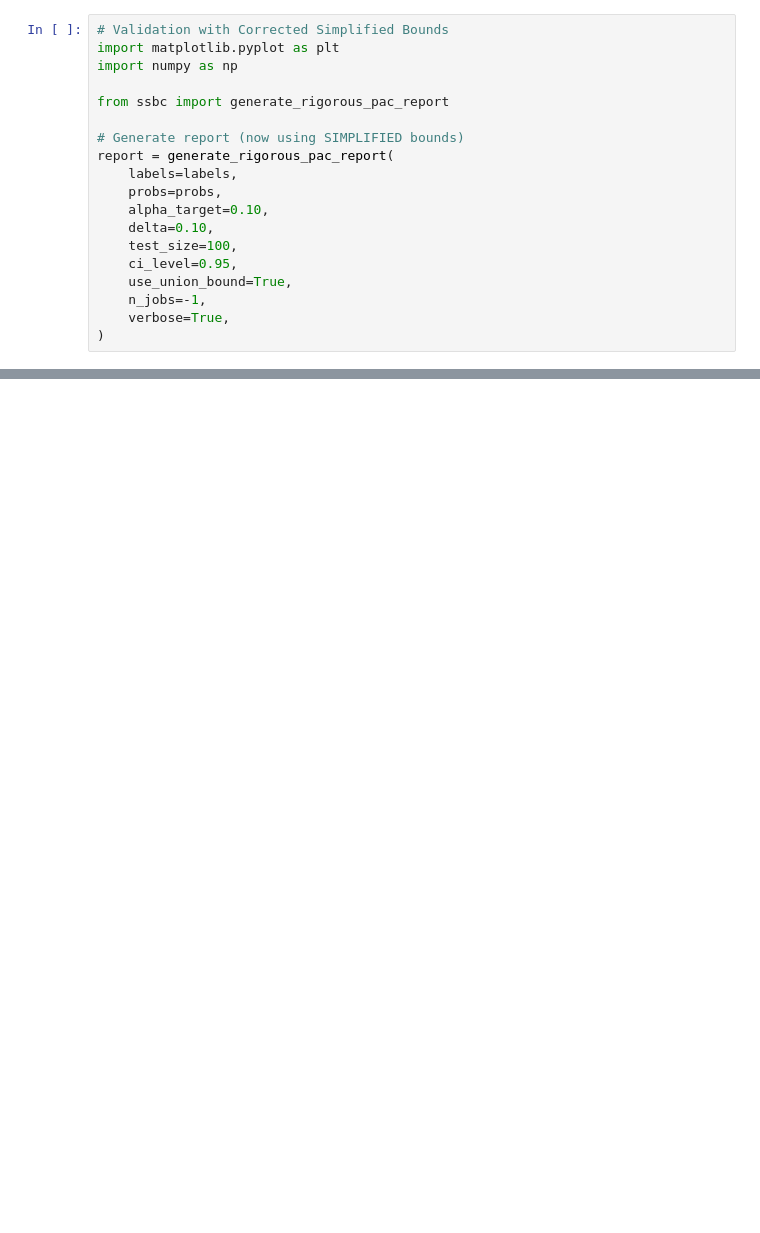
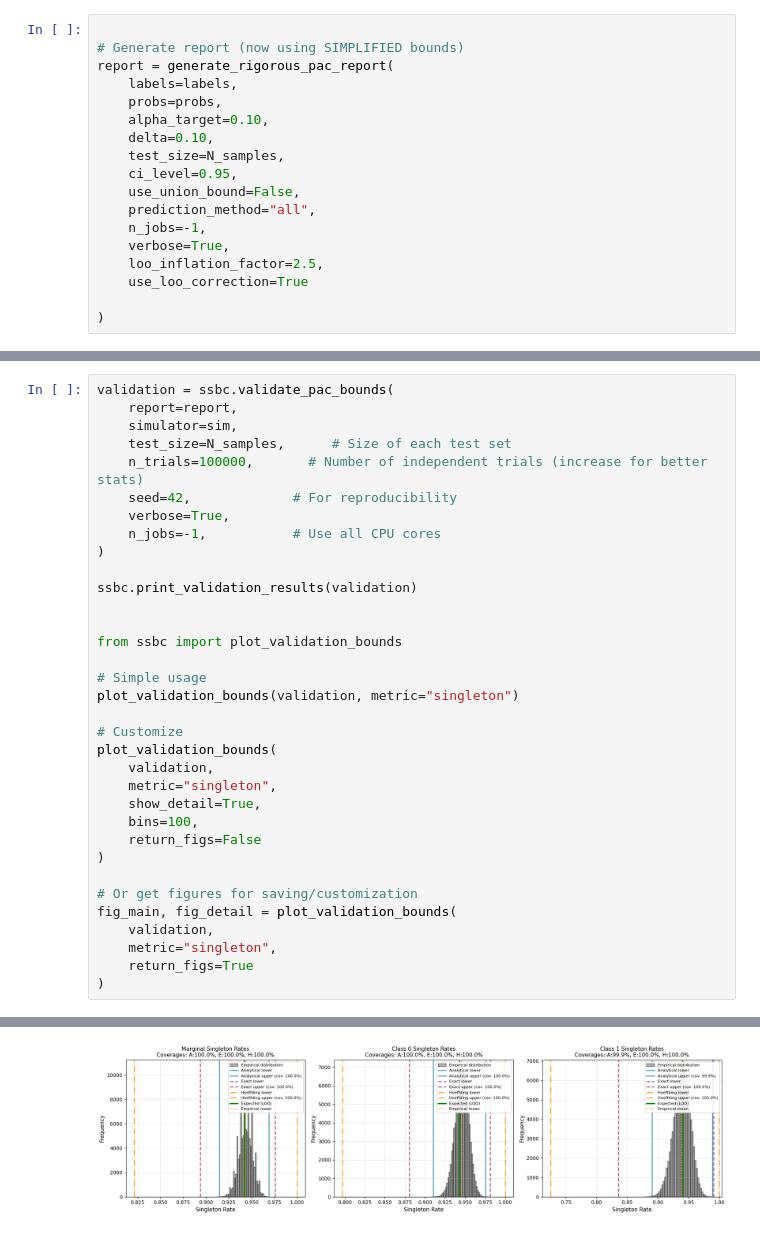
Before and after one commit to phzwart/ssbc, a Jupyter notebook: examples/operational_guarantees_2.ipynb, the cells around one changed output, grey strips where cells are left out. Cells and saved outputs as stored; diff of their text form; blank space fills up the shorter version.

```diff
--- a/examples/operational_guarantees_2.ipynb
+++ b/examples/operational_guarantees_2.ipynb
@@ -32,9 +34,4 @@ plt.show()
 # %%
-# Validation with Corrected Simplified Bounds
-import matplotlib.pyplot as plt
-import numpy as np
-
-from ssbc import generate_rigorous_pac_report
 
 # Generate report (now using SIMPLIFIED bounds)
 report = generate_rigorous_pac_report(
@@ -42,10 +39,14 @@ report = generate_rigorous_pac_report(
     probs=probs,
     alpha_target=0.10,
     delta=0.10,
-    test_size=100,
+    test_size=N_samples,
     ci_level=0.95,
-    use_union_bound=True,
+    use_union_bound=False,
+    prediction_method="all",
     n_jobs=-1,
     verbose=True,
+    loo_inflation_factor=2.5,
+    use_loo_correction=True
+
 )
 # %% [output]
@@ -598,0 +70,35 @@ SUMMARY
+# %%
+validation = ssbc.validate_pac_bounds(
+    report=report,
+    simulator=sim,
+    test_size=N_samples,      # Size of each test set
+    n_trials=100000,       # Number of independent trials (increase for better stats)
+    seed=42,             # For reproducibility
+    verbose=True,
+    n_jobs=-1,           # Use all CPU cores
+)
+
+ssbc.print_validation_results(validation)
+
+
+from ssbc import plot_validation_bounds
+
+# Simple usage
+plot_validation_bounds(validation, metric="singleton")
+
+# Customize
+plot_validation_bounds(
+    validation,
+    metric="singleton",
+    show_detail=True,
+    bins=100,
+    return_figs=False
+)
+
+# Or get figures for saving/customization
+fig_main, fig_detail = plot_validation_bounds(
+    validation,
+    metric="singleton",
+    return_figs=True
+)
+# %% [output]
@@ -598,0 +122 @@ SUMMARY
+[figure, added]
```
Also changed, not shown: parts of 12 cells of this notebook, 6 other files.
